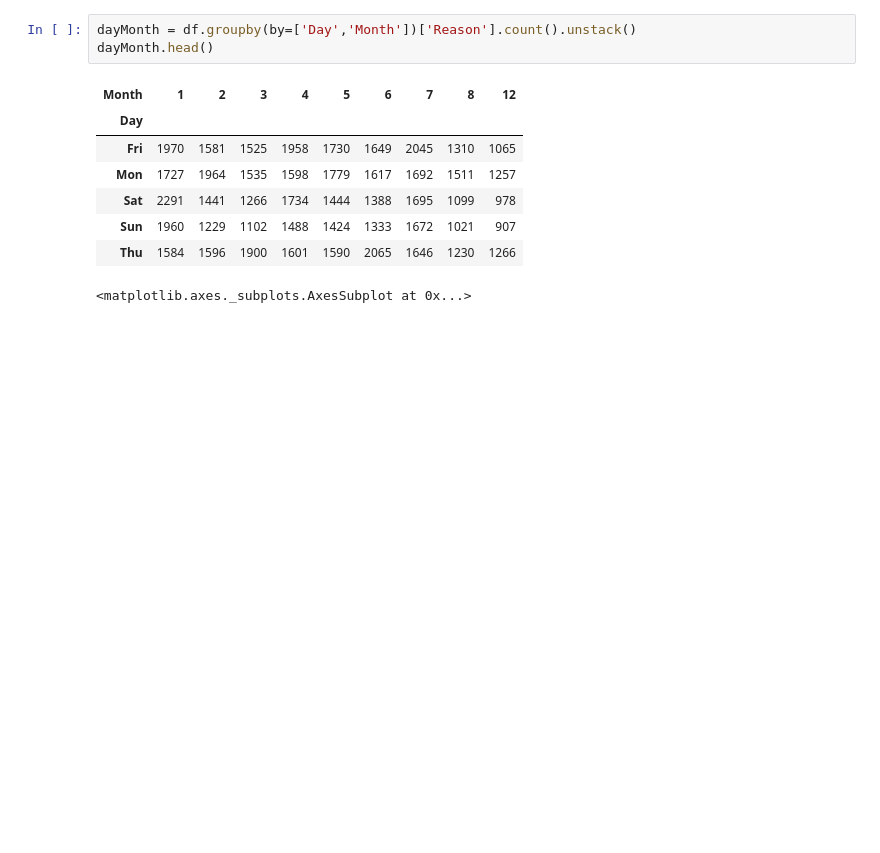
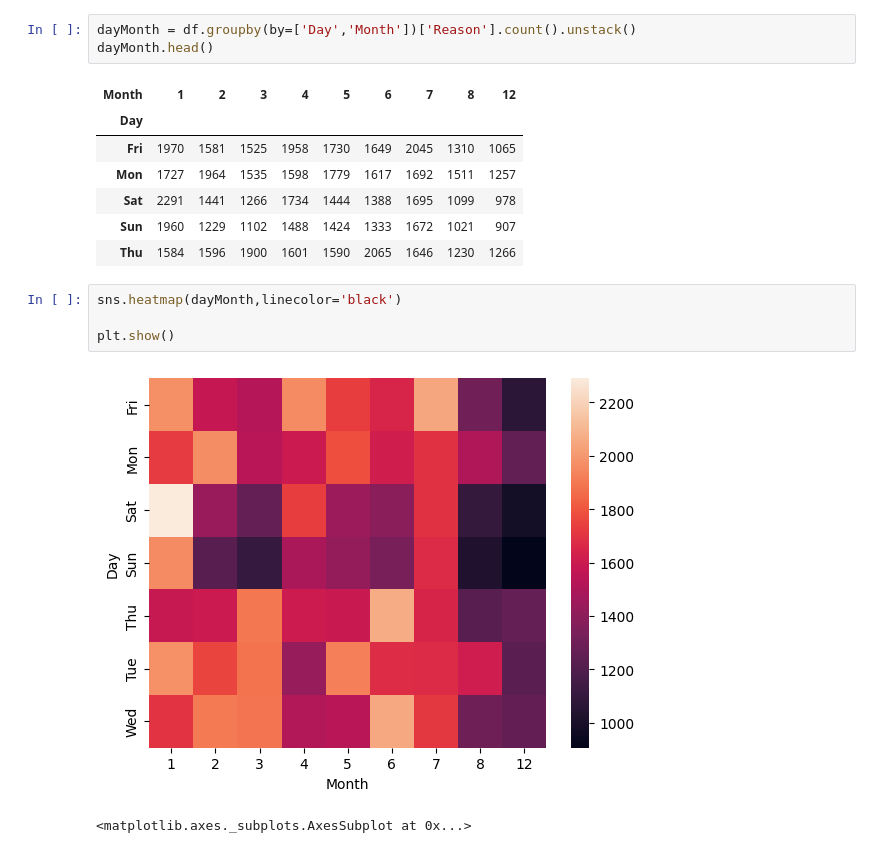
Before and after one commit to Gbohunmi/Python-for-Data-Science-and-Machine-Learning-Bootcamp-master, a Jupyter notebook: 10-Data-Capstone-Projects/01-911 Calls Data Capstone Project.ipynb, the cells around one changed output. Saved outputs shown, nothing was run; the diff lists cells and outputs as text; blank space fills up the shorter version.

Commit message:
dayMonth Heatmap

```diff
--- a/10-Data-Capstone-Projects/01-911 Calls Data Capstone Project.ipynb
+++ b/10-Data-Capstone-Projects/01-911 Calls Data Capstone Project.ipynb
@@ -314,6 +314,12 @@ dayMonth.head()
 | Sat | 2291 | 1441 | 1266 | 1734 | 1444 | 1388 | 1695 | 1099 | 978 |
 | Sun | 1960 | 1229 | 1102 | 1488 | 1424 | 1333 | 1672 | 1021 | 907 |
 | Thu | 1584 | 1596 | 1900 | 1601 | 1590 | 2065 | 1646 | 1230 | 1266 |
+# %%
+sns.heatmap(dayMonth,linecolor='black')
+
+plt.show()
+# %% [output]
+[figure, added]
 # %%
 # %% [output]
 <matplotlib.axes._subplots.AxesSubplot at 0x...>
```
